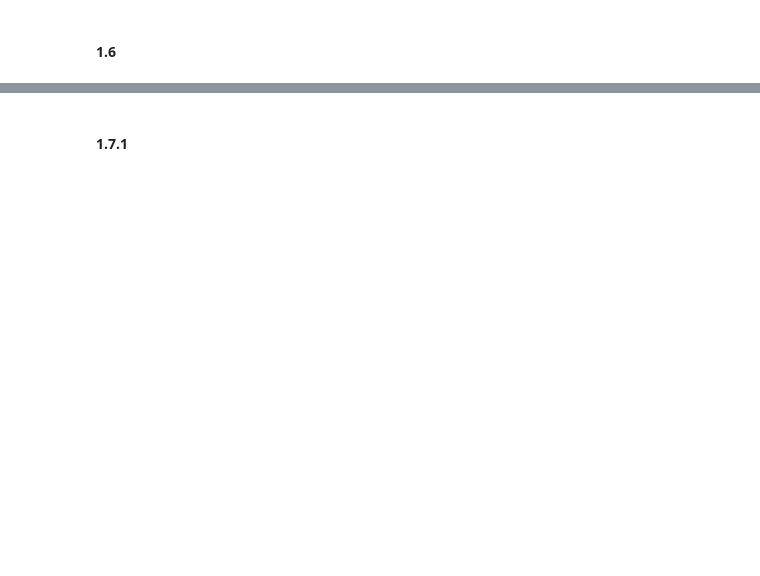
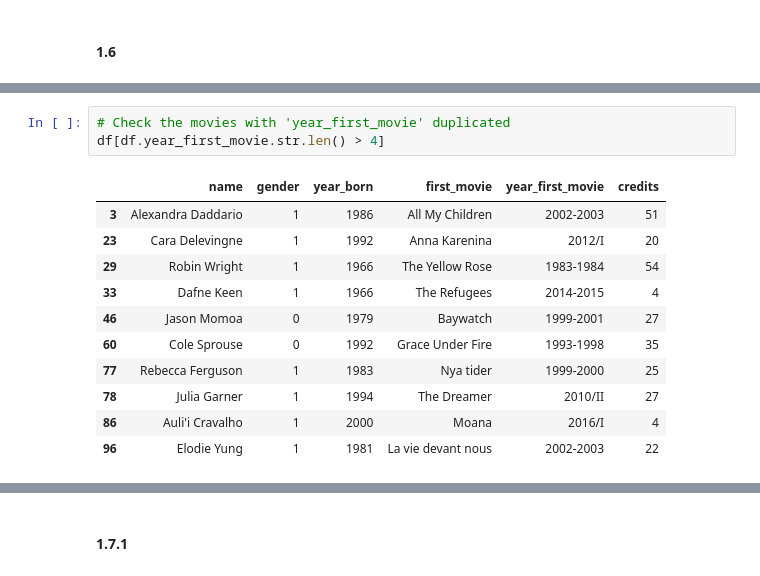
Before and after one commit to lucasresck/foundations-of-data-science, a Jupyter notebook: cs109a_hw1/S109a_hw1.ipynb, the cells around one changed output, grey strips where cells are left out. Saved outputs shown, nothing was run; the diff lists cells and outputs as text; blank space fills up the shorter version.

```diff
--- a/cs109a_hw1/S109a_hw1.ipynb
+++ b/cs109a_hw1/S109a_hw1.ipynb
@@ -744,0 +840,15 @@ import json
+# %%
+# Check the movies with 'year_first_movie' duplicated
+df[df.year_first_movie.str.len() > 4]
+# %% [output]
+|  | name | gender | year_born | first_movie | year_first_movie | credits |
+| 3 | Alexandra Daddario | 1 | 1986 | All My Children | 2002-2003 | 51 |
+| 23 | Cara Delevingne | 1 | 1992 | Anna Karenina | 2012/I | 20 |
+| 29 | Robin Wright | 1 | 1966 | The Yellow Rose | 1983-1984 | 54 |
+| 33 | Dafne Keen | 1 | 1966 | The Refugees | 2014-2015 | 4 |
+| 46 | Jason Momoa | 0 | 1979 | Baywatch | 1999-2001 | 27 |
+| 60 | Cole Sprouse | 0 | 1992 | Grace Under Fire | 1993-1998 | 35 |
+| 77 | Rebecca Ferguson | 1 | 1983 | Nya tider | 1999-2000 | 25 |
+| 78 | Julia Garner | 1 | 1994 | The Dreamer | 2010/II | 27 |
+| 86 | Auli'i Cravalho | 1 | 2000 | Moana | 2016/I | 4 |
+| 96 | Elodie Yung | 1 | 1981 | La vie devant nous | 2002-2003 | 22 |
```
Also changed, not shown: parts of 20 cells of this notebook, 1 other file.
